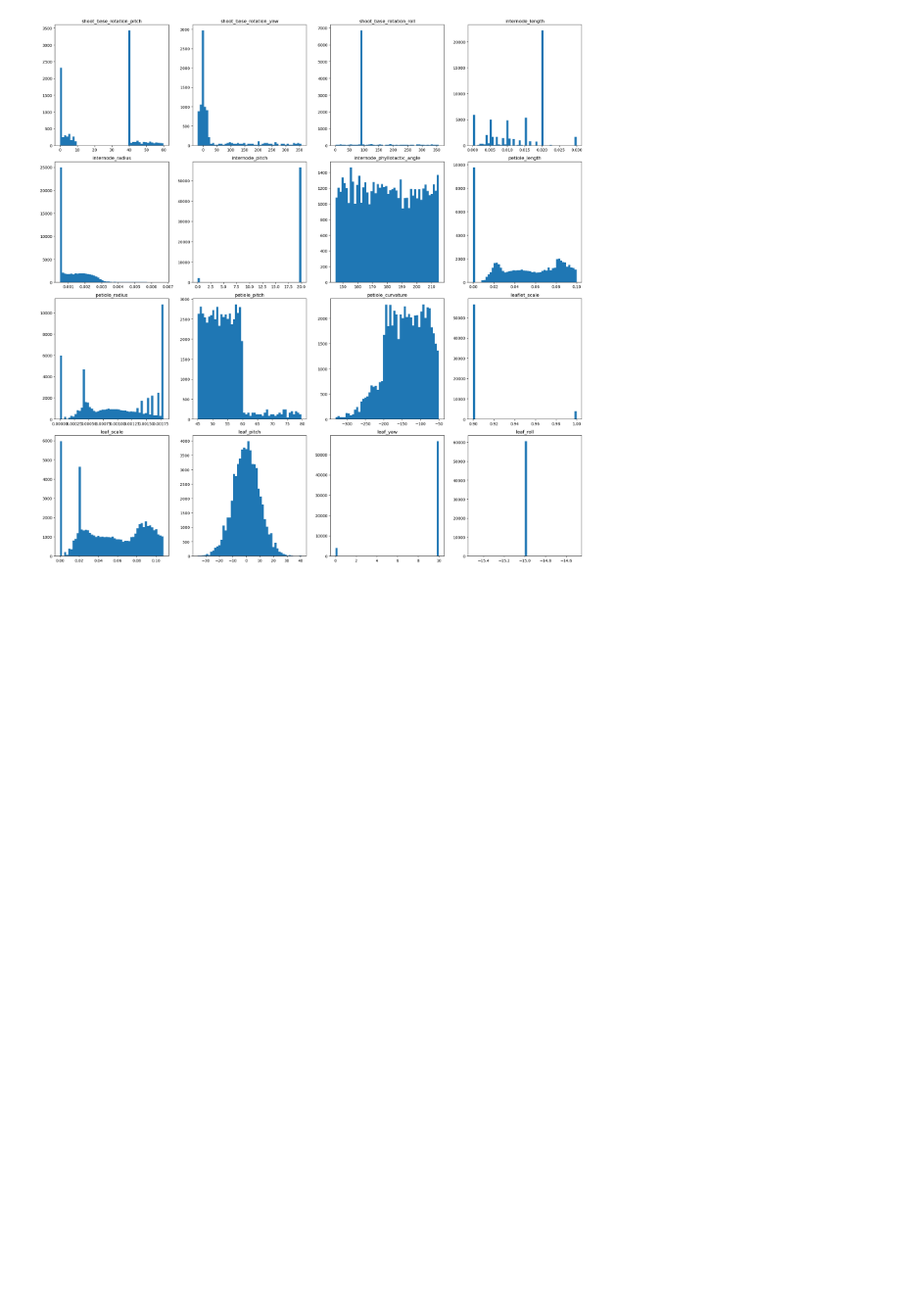
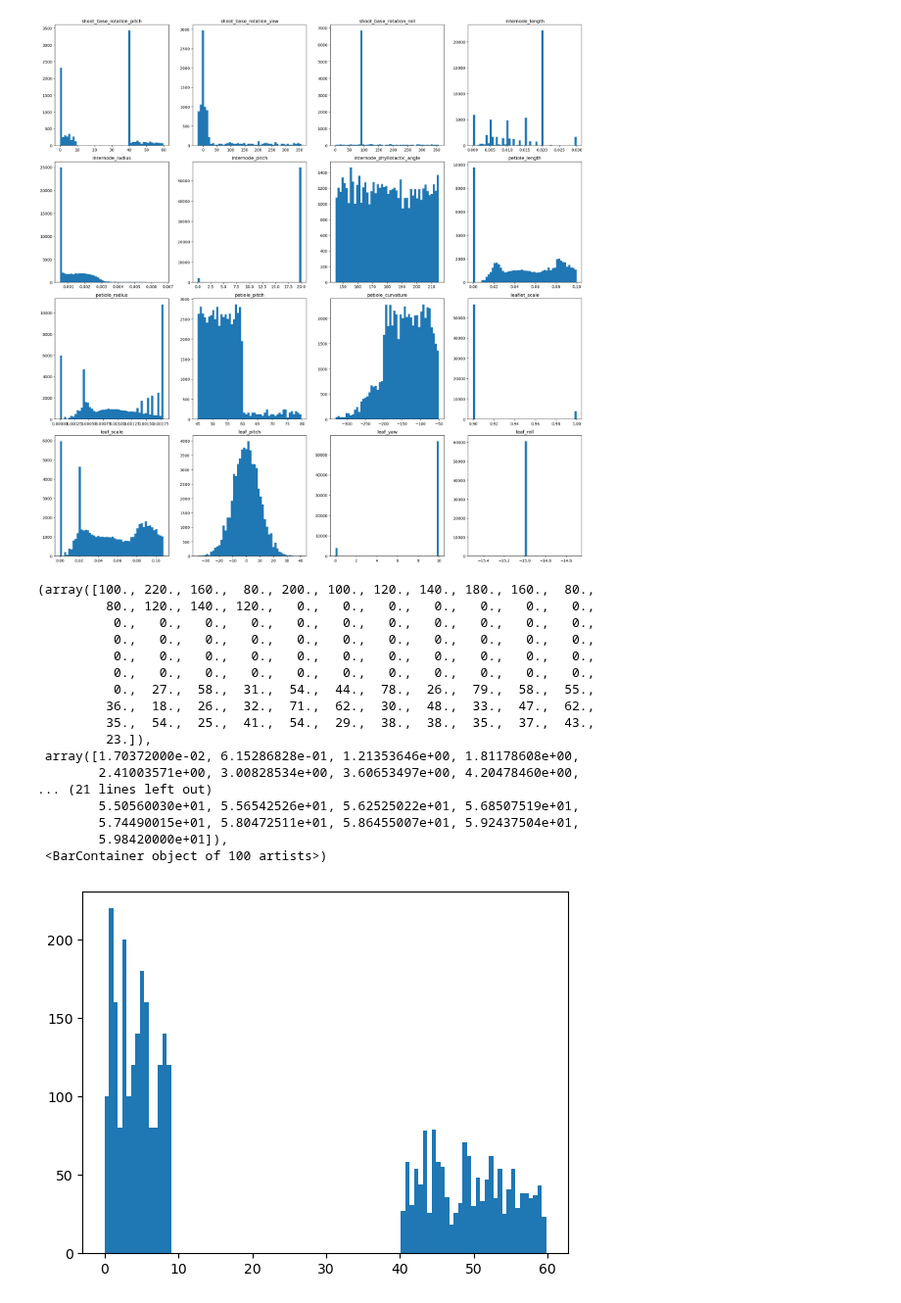
Before and after one commit to GEMINI-Breeding/Image2PlantArchitecture, a Jupyter notebook: src/normalize_params.ipynb, the cells around one changed output. Shown at 98% size. Cells and saved outputs as stored; diff of their text form; code cells hidden in the pictures; blank space fills up the shorter version.

```diff
--- a/src/normalize_params.ipynb
+++ b/src/normalize_params.ipynb
@@ -592,3 +590,33 @@ plt.show()
 (60572, 5)
 (60572, 4)
 [figure]
+# %%
+# Fit each params to bins. 100 bins?
+len(total_tokens)
+
+
+
+# plt.plot(total_tokens[:,1])
+# plt.hist(total_tokens[:,1], bins=100)
+
+filtered = [x for x in total_tokens[:,1] if x not in [0,40]]
+plt.hist(filtered, bins=100)
+# %% [output]
+(array([100., 220., 160.,  80., 200., 100., 120., 140., 180., 160.,  80.,
+         80., 120., 140., 120.,   0.,   0.,   0.,   0.,   0.,   0.,   0.,
+          0.,   0.,   0.,   0.,   0.,   0.,   0.,   0.,   0.,   0.,   0.,
+          0.,   0.,   0.,   0.,   0.,   0.,   0.,   0.,   0.,   0.,   0.,
+          0.,   0.,   0.,   0.,   0.,   0.,   0.,   0.,   0.,   0.,   0.,
+          0.,   0.,   0.,   0.,   0.,   0.,   0.,   0.,   0.,   0.,   0.,
+          0.,  27.,  58.,  31.,  54.,  44.,  78.,  26.,  79.,  58.,  55.,
+         36.,  18.,  26.,  32.,  71.,  62.,  30.,  48.,  33.,  47.,  62.,
+         35.,  54.,  25.,  41.,  54.,  29.,  38.,  38.,  35.,  37.,  43.,
+         23.]),
+ array([1.70372000e-02, 6.15286828e-01, 1.21353646e+00, 1.81178608e+00,
+        2.41003571e+00, 3.00828534e+00, 3.60653497e+00, 4.20478460e+00,
+... (21 lines left out)
+        5.50560030e+01, 5.56542526e+01, 5.62525022e+01, 5.68507519e+01,
+        5.74490015e+01, 5.80472511e+01, 5.86455007e+01, 5.92437504e+01,
+        5.98420000e+01]),
+ <BarContainer object of 100 artists>)
+[figure, added]
```
Also changed, not shown: parts of 17 cells of this notebook, 7 other files.
